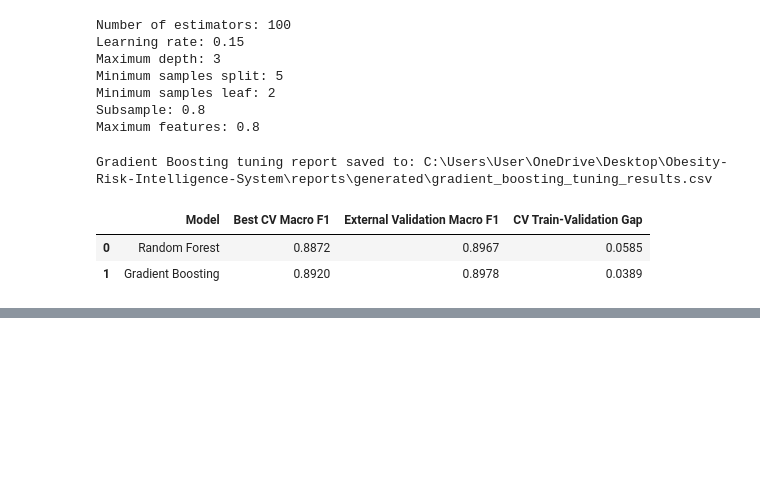
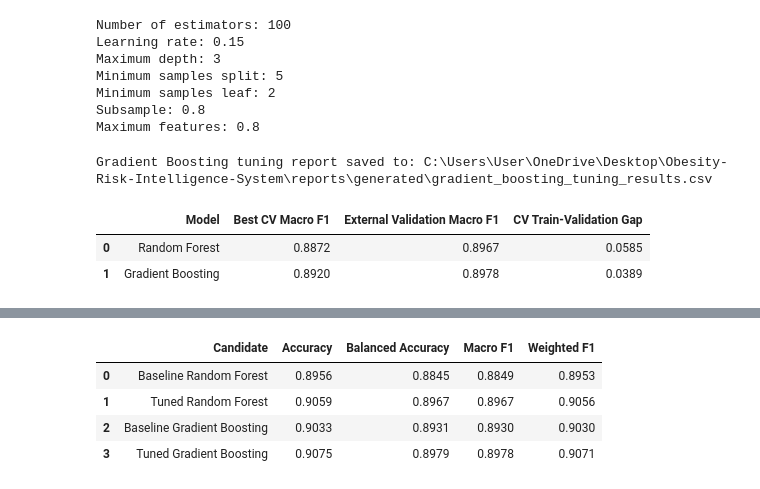
Before and after one commit to SMCodeX7/Obesity-Risk-Intelligence-System, a Jupyter notebook: notebooks/05_model_tuning.ipynb, the cells around one changed output, grey strips where cells are left out. Cells and saved outputs as stored; diff of their text form; code cells hidden in the pictures; blank space fills up the shorter version.

```diff
--- a/notebooks/05_model_tuning.ipynb
+++ b/notebooks/05_model_tuning.ipynb
@@ -2225,0 +2328,24 @@ Phase 6 Checkpoint 4 validation passed.
+# %%
+model_tuning_comparison_df[
+    "Candidate"
+] = (
+    model_tuning_comparison_df["Configuration"]
+    + " "
+    + model_tuning_comparison_df["Model"]
+)
+
+model_tuning_comparison_df[
+    [
+        "Candidate",
+        "Accuracy",
+        "Balanced Accuracy",
+        "Macro F1",
+        "Weighted F1",
+    ]
+].round(4)
+# %% [output]
+|  | Candidate | Accuracy | Balanced Accuracy | Macro F1 | Weighted F1 |
+| 0 | Baseline Random Forest | 0.8956 | 0.8845 | 0.8849 | 0.8953 |
+| 1 | Tuned Random Forest | 0.9059 | 0.8967 | 0.8967 | 0.9056 |
+| 2 | Baseline Gradient Boosting | 0.9033 | 0.8931 | 0.8930 | 0.9030 |
+| 3 | Tuned Gradient Boosting | 0.9075 | 0.8979 | 0.8978 | 0.9071 |
```
Also changed, not shown: parts of 21 cells of this notebook, 2 other files.
